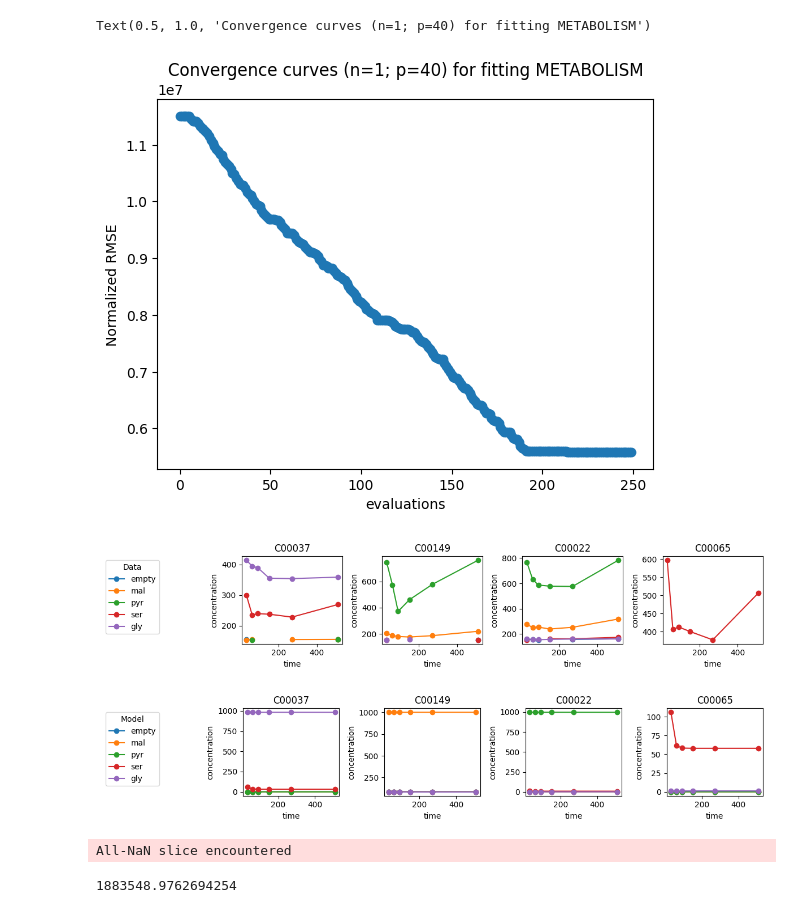
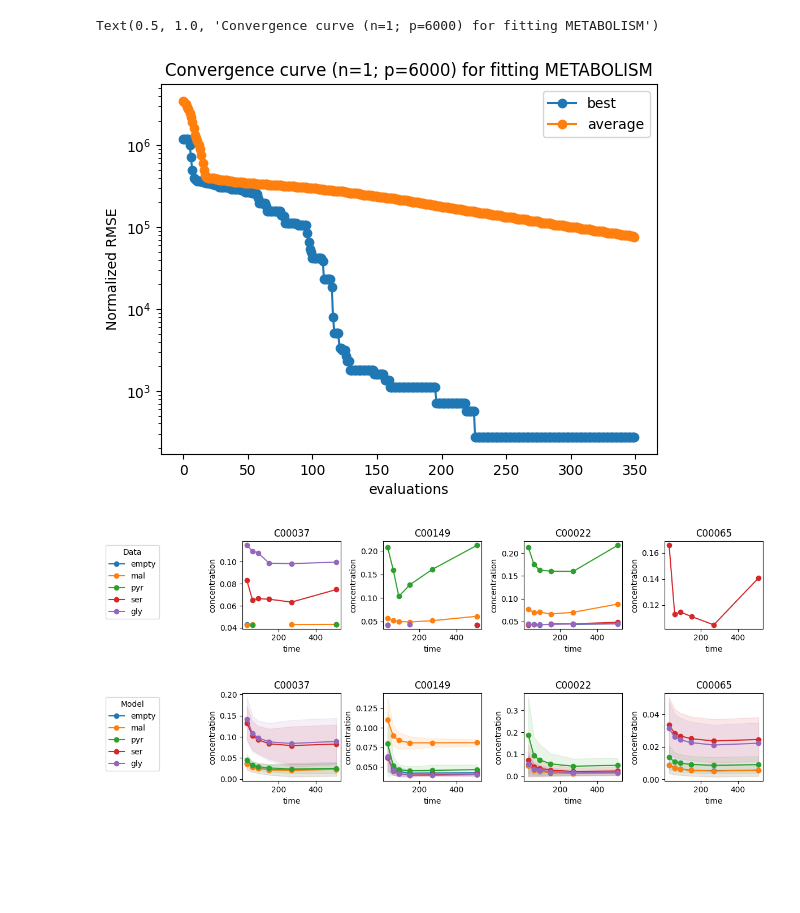
Before and after one commit to carothersresearch/ECFERS, a Jupyter notebook: run_fit_data.ipynb, the cells around one changed output. Saved outputs shown, nothing was run; the diff lists cells and outputs as text; code cells hidden in the pictures; blank space fills up the shorter version.

Commit message:
results, tidy

```diff
--- a/run_fit_data.ipynb
+++ b/run_fit_data.ipynb
@@ -23,7 +23,7 @@ plt.figure(figsize=(10,2))
 for s in metadata['sample_labels']:
     metadata['timepoints'][s] = metadata['timepoints'][s] + 30*60
     for i,m in enumerate(metadata['measurement_labels']):
-        measurements[s][:,i] = measurements[s][:,i]*1000*3.6
+        measurements[s][:,i] = measurements[s][:,i]#*1000*3.6
         plt.subplot(1,4,i+1)
         plt.plot(metadata['timepoints'][s]/60, measurements[s][:,i],'-o')
         plt.title(m)
@@ -38,7 +35,10 @@ model_species = pd.read_csv(os.getcwd()+'/src/frenda_brenda/Files/SpeciesBaseMec
 # get all the parameters that can vary during the fitting
 kinetics_labels = [p for p in r.getGlobalParameterIds() if np.any([k in p for k in ['Km','Kcat','Ki']])]
 Gi_labels = [p for p in r.getGlobalParameterIds() if 'Gi' in p ]
-metabolites_labels = [model_species.loc[model_species['Label'] == s, 'Relative'].values[0] for s in metabolites] #[s for s in r.getFloatingSpeciesIds() if 'EC' not in s]
+
+sbml = r.getSBML()
+metabolites = [s for s in r.getFloatingSpeciesIds() if 'EC' not in s]
+metabolites_labels = [(sbml[sbml.find('<initialAssignment symbol="'+s+'">')+150:sbml.find('<initialAssignment symbol="'+s+'">')+156]).split(' ')[0] for s in metabolites]
 
 parameter_labels = kinetics_labels + Gi_labels + metabolites_labels # + list(metabolites_labels)
 parameter_labels.append('rel0') # what are good bounds for this?
@@ -46,7 +46,7 @@ parameter_labels.append('rel0') # what are good bounds for this?
 # make upper and lower bounds
 upper = np.array([r[i]*10 for i in kinetics_labels] + [1 for _ in Gi_labels] + [10 for _ in metabolites_labels] + [10])
 lower = np.array([r[i]/10 for i in kinetics_labels] + [1/100 for _ in Gi_labels] + [1/10 for _ in metabolites_labels] + [1/10])
-p_initial = np.array([r[i] for i in kinetics_labels] + [0.5 for _ in Gi_labels] + [1 for _ in metabolites_labels] + [1])
+p_initial = np.array([r[i] for i in kinetics_labels] + [0.1 for _ in Gi_labels] + [1 for _ in metabolites_labels] + [1])
 
 # define variables that don't change during fitting, but could be different across samples
 # (dilution factor, biosynthesis metabolites, which enzymes are present)
@@ -54,7 +54,7 @@ variables = {}
 for s in metadata['sample_labels']:
     variables[s] = {'dilution_factor':1/metadata['dilution_factor'][s]}
     variables[s] = {**variables[s] , **{p:1 for p in r.getGlobalParameterIds() if 'p_EC' in p}}
-    variables[s] = {**variables[s] , **init_concentrations[s]*1000}
+    variables[s] = {**variables[s] , **init_concentrations[s]}
 # %%
 from src.fitting.pygmo_problems import SBMLGlobalFit_Multi_Fly
 myprob = SBMLGlobalFit_Multi_Fly(
@@ -101,7 +99,7 @@ for i in range(replicates):
     algos.append(algo)
     pops.append(pg.population(prob, size = 0))
 # %%
-total_nodes = len(client[:])*2
+total_nodes = len(client[:])*10
 init_std = 0.17
 
 for p in pops:
@@ -166,11 +158,13 @@ CompositeError: one or more exceptions raised in:
 # %%
 results = [np.concatenate(l,axis=0) for l in logs]
 [plt.plot(res[:,2],'o-') for res in results]
+[plt.plot(res[:,4],'o-') for res in results]
+plt.legend(['best','average'])
 # plt.xscale('log')
-# plt.yscale('log')
+plt.yscale('log')
 plt.ylabel('Normalized RMSE')
 plt.xlabel('evaluations')
-plt.title('Convergence curves (n=1; p=40) for fitting METABOLISM')
+plt.title('Convergence curve (n=1; p='+str(total_nodes)+') for fitting METABOLISM')
 # %% [output]
-Text(0.5, 1.0, 'Convergence curves (n=1; p=40) for fitting METABOLISM')
+Text(0.5, 1.0, 'Convergence curve (n=1; p=6000) for fitting METABOLISM')
-[figure, old version]
+[figure, new version]
@@ -179,43 +171,43 @@ myprob._setup_rr()
+# %%
+# myprob._setup_rr()
+
+all_results = {s:[] for s in metadata['sample_labels']}
+for k,c in enumerate(pops[0].get_x()[np.argsort(pops[0].get_f()[:,0])[:15],:]):
+    res_dict = myprob._simulate(myprob._unscale(c))
+    [all_results[s].append(res_dict[s][:,myprob.cols[s]][myprob.rows[s],:]) for s in metadata['sample_labels']]
 # %%
 plt.figure(figsize=(12,2.5))
 for s in metadata['sample_labels']:
     for i,m in enumerate(metadata['measurement_labels']):
         plt.subplot(1,5,i+2)
         plt.plot(metadata['timepoints'][s]/60, measurements[s][:,i],'-o')
         plt.title(m)
         plt.xlabel('time')
         plt.ylabel('concentration')
 
 plt.subplot(1,5,1)
 [plt.plot(metadata['timepoints'][s], measurements[s][:,i]/np.nan,'-o') for s in metadata['sample_labels']]
 plt.legend(metadata['sample_labels'], loc='upper left', title='Data')
 plt.gca().axis('off')
 plt.tight_layout()
 
-all_results = {s:np.zeros(measurements[s].shape) for s in metadata['sample_labels']}
-for k,c in enumerate([p.champion_x for p in pops]):
-    res_dict = myprob._simulate(myprob._unscale(c))
-    all_results = {s:all_results[s] + res_dict[s][:,myprob.cols[s]][myprob.rows[s],:]/len(pops) for s in metadata['sample_labels']}
-
 plt.figure(figsize=(12,2.5))
 for s in metadata['sample_labels']:
     for i,m in enumerate(metadata['measurement_labels']):
         plt.subplot(1,5,i+2)
-        plt.plot(metadata['timepoints'][s]/60, all_results[s][:,i],'-o')
+        mean = np.mean(all_results[s],0)[:,i]
+        std = np.std(all_results[s],0)[:,i]
+        p = plt.plot(metadata['timepoints'][s]/60, mean,'-o')
+        plt.fill_between(metadata['timepoints'][s]/60, mean - std, mean + std, alpha=0.1, color = p[-1].get_color())
         plt.title(m)
         plt.xlabel('time')
         plt.ylabel('concentration')
 
 plt.subplot(1,5,1)
 [plt.plot(metadata['timepoints'][s], measurements[s][:,i]/np.nan,'-o') for s in metadata['sample_labels']]
 plt.legend(metadata['sample_labels'], loc='upper left', title='Model')
 plt.gca().axis('off')
 plt.tight_layout()
 # %% [output]
-[figure, old version]
+[figure, new version]
-[figure, old version]
+[figure, new version]
-# %%
-np.nanmean([myprob._residual(myprob.data[sample]*1.15, myprob.data[sample], sample) for sample in metadata['sample_labels']])
-# %% [output]
-All-NaN slice encountered
-1883548.9762694254
```
Also changed, not shown: parts of 15 cells of this notebook, 28 other files.
